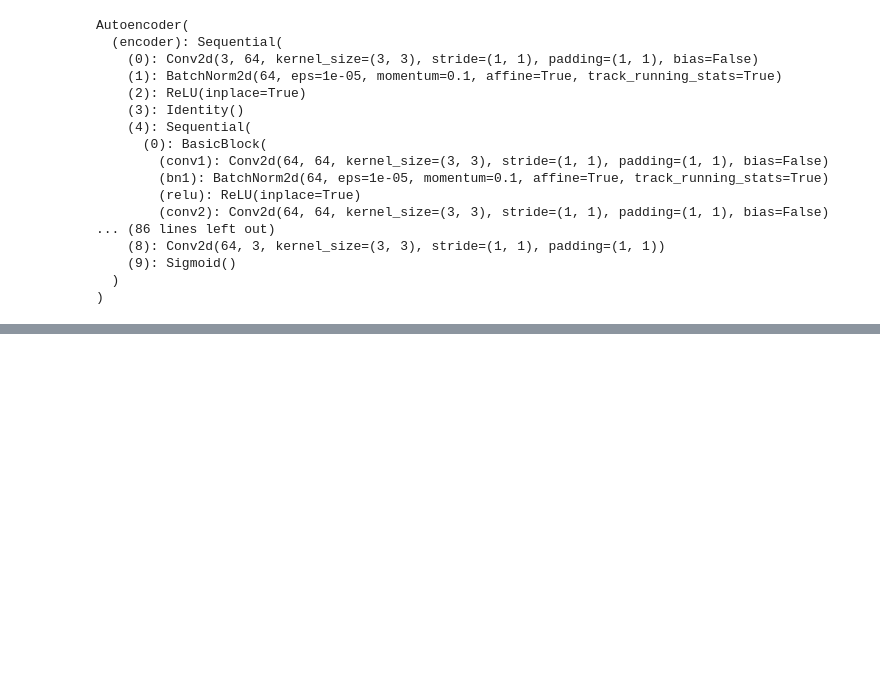
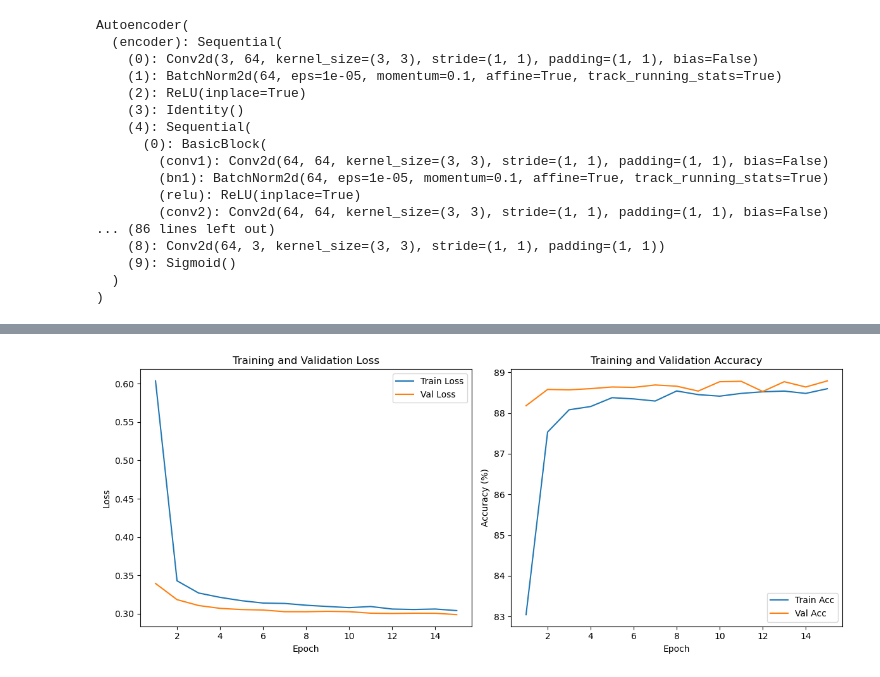
Before and after one commit to oren-ron/Deep_project, a Jupyter notebook: subtask123-paper.ipynb, the cells around one changed output, grey strips where cells are left out. Drawn from its saved outputs; the diff is of its cells as text; code cells hidden in the pictures; blank space fills up the shorter version.

Commit message:
added graphs

```diff
--- a/subtask123-paper.ipynb
+++ b/subtask123-paper.ipynb
@@ -385,27 +391,38 @@ test_loader_latent = DataLoader(test_dataset_latent, batch_size=batch_size, shuf
 class Classifier(nn.Module):
     def __init__(self, input_dim, num_classes):
         super(Classifier, self).__init__()
-        self.fc1 = nn.Linear(input_dim, 128)
-        self.fc2 = nn.Linear(128, num_classes)
+
+        fc_dim = 512
+        self.fc1 = nn.Linear(input_dim, fc_dim)
+        self.bn1 = nn.BatchNorm1d(fc_dim)
+        self.fc2 = nn.Linear(fc_dim, fc_dim)
+        self.bn2 = nn.BatchNorm1d(fc_dim)
+        self.fc3 = nn.Linear(fc_dim, num_classes)
+        self.dropout = nn.Dropout(0.3)
 
     def forward(self, x):
-        x = torch.relu(self.fc1(x))
-        x = self.fc2(x)
+        x = F.relu(self.bn1(self.fc1(x)))
+        x = self.dropout(x)
+        x = F.relu(self.bn2(self.fc2(x)))
+        x = self.dropout(x)
+        x = self.fc3(x)
         return x
 # %%
-
-
-
-# Initialize classifier (replace input_dim with your latent dimension)
-input_dim = 128  # Adjust this based on myencoder's output size
+# Initialize classifier
+input_dim = 128
 num_classes = 10
-# classifier = Classifier(input_dim, num_classes).to(device)
+device = torch.device("cuda" if torch.cuda.is_available() else "cpu")
 classifier = Classifier(input_dim, num_classes).to(device)
 
 # Loss and optimizer
 criterion = nn.CrossEntropyLoss()
+optimizer = torch.optim.Adam(classifier.parameters(), lr=0.0001)
 
-optimizer = torch.optim.Adam(classifier.parameters(), lr=0.001)
+# Metric storage
+train_losses = []
+train_accuracies = []
+val_losses = []
+val_accuracies = []
 
 best_val_acc = 0.0
 num_epochs = 15
@@ -419,13 +436,11 @@ for epoch in range(num_epochs):
 
     for inputs, labels in train_loader_latent:
         inputs, labels = inputs.to(device), labels.to(device)
-
         optimizer.zero_grad()
         outputs = classifier(inputs)
         loss = criterion(outputs, labels)
         loss.backward()
         optimizer.step()
-        # scheduler.step()
         train_loss += loss.item()
         _, predicted = outputs.max(1)
         total_train += labels.size(0)
@@ -440,10 +455,8 @@ for epoch in range(num_epochs):
     with torch.no_grad():
         for inputs, labels in val_loader_latent:
             inputs, labels = inputs.to(device), labels.to(device)
-
             outputs = classifier(inputs)
             loss = criterion(outputs, labels)
-
             val_loss += loss.item()
             _, predicted = outputs.max(1)
             total_val += labels.size(0)
@@ -455,6 +468,12 @@ for epoch in range(num_epochs):
     avg_train_loss = train_loss / len(train_loader_latent)
     avg_val_loss = val_loss / len(val_loader_latent)
 
+    # Store metrics
+    train_losses.append(avg_train_loss)
+    train_accuracies.append(train_acc)
+    val_losses.append(avg_val_loss)
+    val_accuracies.append(val_acc)
+
     # Save best model
     if val_acc > best_val_acc:
         best_val_acc = val_acc
@@ -465,14 +484,31 @@ for epoch in range(num_epochs):
     print(f'Val Loss: {avg_val_loss:.4f} | Acc: {val_acc:.2f}%')
     print('-' * 50)
 
+# Plotting
+plt.figure(figsize=(12, 5))
 
+# Loss plot
+plt.subplot(1, 2, 1)
+plt.plot(range(1, num_epochs+1), train_losses, label='Train Loss')
+plt.plot(range(1, num_epochs+1), val_losses, label='Val Loss')
+plt.xlabel('Epoch')
+plt.ylabel('Loss')
+plt.title('Training and Validation Loss')
+plt.legend()
 
-# Evaluation
-classifier.eval()
+# Accuracy plot
+plt.subplot(1, 2, 2)
+plt.plot(range(1, num_epochs+1), train_accuracies, label='Train Acc')
+plt.plot(range(1, num_epochs+1), val_accuracies, label='Val Acc')
+plt.xlabel('Epoch')
+plt.ylabel('Accuracy (%)')
+plt.title('Training and Validation Accuracy')
+plt.legend()
 
+plt.tight_layout()
+plt.show()
 
-
-# Load best model
+# Evaluation (unchanged)
 classifier.load_state_dict(torch.load('best_classifier_new.pth'))
 classifier.eval()
 
@@ -483,10 +519,8 @@ total_test = 0
 with torch.no_grad():
     for inputs, labels in test_loader_latent:
         inputs, labels = inputs.to(device), labels.to(device)
-
         outputs = classifier(inputs)
         loss = criterion(outputs, labels)
-
         test_loss += loss.item()
         _, predicted = outputs.max(1)
         total_test += labels.size(0)
@@ -520,0 +552 @@ Val Loss: 0.4127 | Acc: 86.45%
+[figure, added]
```
Also changed, not shown: parts of 4 cells of this notebook.
